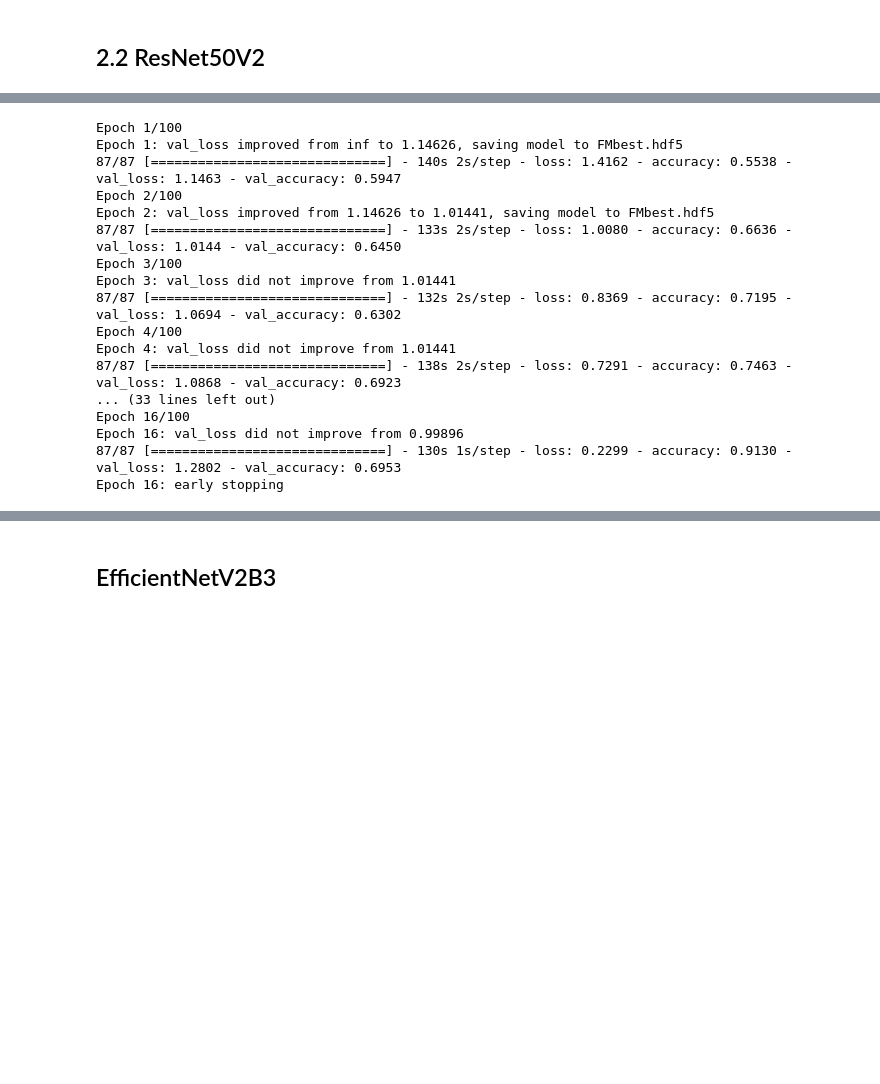
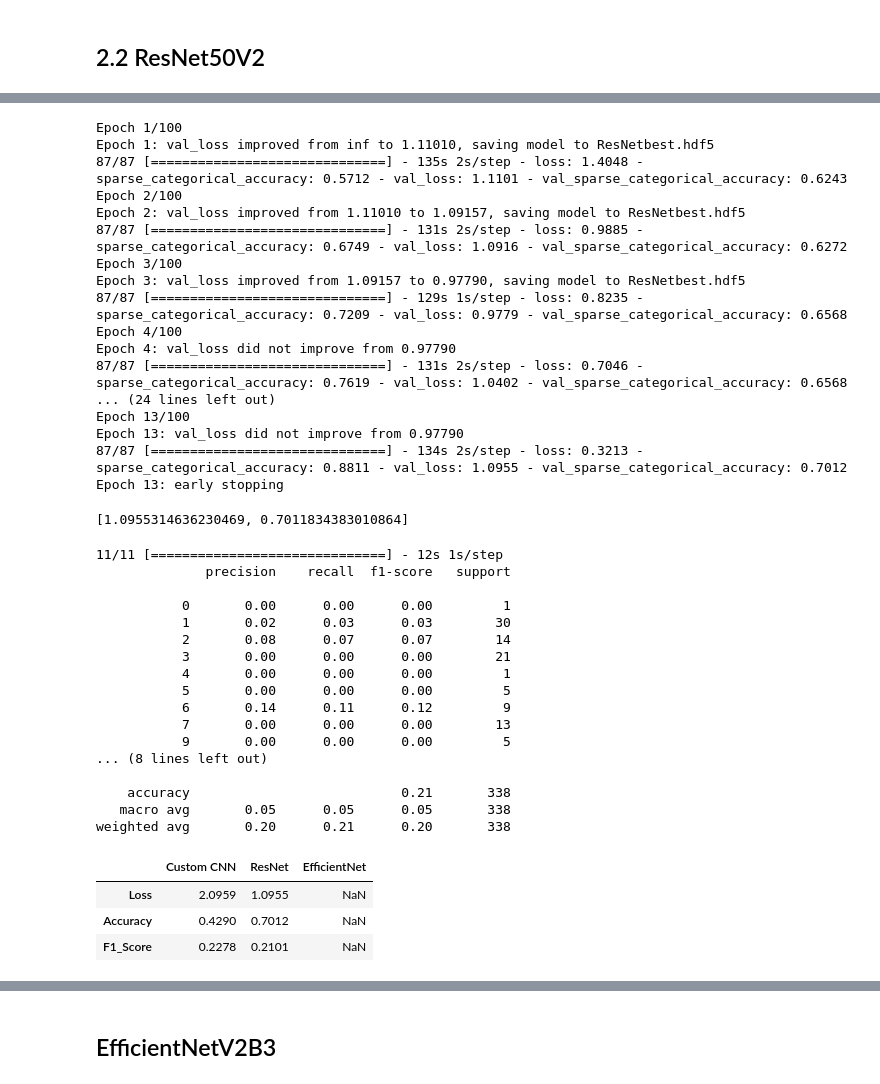
Before and after one commit to HeeYoung-code/Codestates-Project, a Jupyter notebook: section3. deep_learning [도배 하자 이미지 분류]/AI_18_박희영_section3.ipynb, the cells around one changed output, grey strips where cells are left out. Saved outputs shown, nothing was run; the diff lists cells and outputs as text; code cells hidden in the pictures; blank space fills up the shorter version.

```diff
--- a/section3. deep_learning [도배 하자 이미지 분류]/AI_18_박희영_section3.ipynb
+++ b/section3. deep_learning [도배 하자 이미지 분류]/AI_18_박희영_section3.ipynb
@@ -324,13 +296,13 @@ for layer in resnet.layers:
   layer.trainable = False
 # %%
 # resnet 모델의 끝부분에 추가할 custom layer 작성
-custom_layer = resnet.output
-custom_layer = GlobalAveragePooling2D()(custom_layer) # 가장 마지막층의 shape인 행렬을 벡터화
-custom_layer = Dense(units = 1025, activation='relu')(custom_layer)
-custom_layer = Dropout(rate = 0.2)(custom_layer)
-custom_layer = Dense(units = 1025, activation='relu')(custom_layer)
-custom_layer = Dropout(rate = 0.2)(custom_layer)
-custom_layer = Dense(19, activation='softmax')(custom_layer)
+res_layer = resnet.output
+res_layer = GlobalAveragePooling2D()(res_layer) # 가장 마지막층의 shape인 행렬을 벡터화
+res_layer = Dense(units = 1025, activation='relu')(res_layer)
+res_layer = Dropout(rate = 0.2)(res_layer)
+res_layer = Dense(units = 1025, activation='relu')(res_layer)
+res_layer = Dropout(rate = 0.2)(res_layer)
+res_layer = Dense(19, activation='softmax')(res_layer)
 # %%
 # resnet 모델에 custom layer 연결
-resnet_customed = Model(inputs = resnet.input, outputs = custom_layer)
+resnet_customed = Model(inputs = resnet.input, outputs = res_layer)
@@ -357,5 +309,5 @@ ________________________________________________________________________________
 # %%
-resnet_customed.compile(optimizer='Adam', loss = 'sparse_categorical_crossentropy', metrics=['accuracy'])
+resnet_customed.compile(optimizer = 'adam', loss = 'sparse_categorical_crossentropy', metrics = [metrics.sparse_categorical_accuracy])
 # %%
 checkpoint_filepath = "ResNetbest.hdf5"
 
@@ -367,30 +319,57 @@ save_best = tf.keras.callbacks.ModelCheckpoint(
     filepath=checkpoint_filepath, monitor='val_loss', verbose=1, save_best_only=True,
     save_weights_only=True, mode='auto', save_freq='epoch', options=None)
 
-results = resnet_customed.fit(x = train_dataset, validation_data = val_dataset,
+results = resnet_customed.fit(x = train_224, validation_data = val_224,
                   batch_size=32, epochs=100, verbose=1,
                   callbacks = [early_stop, save_best])
 
-
 # 1 epoch 당 2분 걸림
 # %% [output]
 Epoch 1/100
-Epoch 1: val_loss improved from inf to 1.14626, saving model to FMbest.hdf5
-87/87 [==============================] - 140s 2s/step - loss: 1.4162 - accuracy: 0.5538 - val_loss: 1.1463 - val_accuracy: 0.5947
+Epoch 1: val_loss improved from inf to 1.11010, saving model to ResNetbest.hdf5
+87/87 [==============================] - 135s 2s/step - loss: 1.4048 - sparse_categorical_accuracy: 0.5712 - val_loss: 1.1101 - val_sparse_categorical_accuracy: 0.6243
 Epoch 2/100
-Epoch 2: val_loss improved from 1.14626 to 1.01441, saving model to FMbest.hdf5
-87/87 [==============================] - 133s 2s/step - loss: 1.0080 - accuracy: 0.6636 - val_loss: 1.0144 - val_accuracy: 0.6450
+Epoch 2: val_loss improved from 1.11010 to 1.09157, saving model to ResNetbest.hdf5
+87/87 [==============================] - 131s 2s/step - loss: 0.9885 - sparse_categorical_accuracy: 0.6749 - val_loss: 1.0916 - val_sparse_categorical_accuracy: 0.6272
 Epoch 3/100
-Epoch 3: val_loss did not improve from 1.01441
-87/87 [==============================] - 132s 2s/step - loss: 0.8369 - accuracy: 0.7195 - val_loss: 1.0694 - val_accuracy: 0.6302
+Epoch 3: val_loss improved from 1.09157 to 0.97790, saving model to ResNetbest.hdf5
+87/87 [==============================] - 129s 1s/step - loss: 0.8235 - sparse_categorical_accuracy: 0.7209 - val_loss: 0.9779 - val_sparse_categorical_accuracy: 0.6568
 Epoch 4/100
-Epoch 4: val_loss did not improve from 1.01441
-87/87 [==============================] - 138s 2s/step - loss: 0.7291 - accuracy: 0.7463 - val_loss: 1.0868 - val_accuracy: 0.6923
-... (33 lines left out)
-Epoch 16/100
-Epoch 16: val_loss did not improve from 0.99896
-87/87 [==============================] - 130s 1s/step - loss: 0.2299 - accuracy: 0.9130 - val_loss: 1.2802 - val_accuracy: 0.6953
-Epoch 16: early stopping
+Epoch 4: val_loss did not improve from 0.97790
+87/87 [==============================] - 131s 2s/step - loss: 0.7046 - sparse_categorical_accuracy: 0.7619 - val_loss: 1.0402 - val_sparse_categorical_accuracy: 0.6568
+... (24 lines left out)
+Epoch 13/100
+Epoch 13: val_loss did not improve from 0.97790
+87/87 [==============================] - 134s 2s/step - loss: 0.3213 - sparse_categorical_accuracy: 0.8811 - val_loss: 1.0955 - val_sparse_categorical_accuracy: 0.7012
+Epoch 13: early stopping
+# %%
+resnet_customed.evaluate(val_224, verbose=0)
+# %% [output]
+[1.0955314636230469, 0.7011834383010864]
+# %%
+model_score(resnet_customed, val_224, 'ResNet')
+# %% [output]
+11/11 [==============================] - 12s 1s/step
+              precision    recall  f1-score   support
+
+           0       0.00      0.00      0.00         1
+           1       0.02      0.03      0.03        30
+           2       0.08      0.07      0.07        14
+           3       0.00      0.00      0.00        21
+           4       0.00      0.00      0.00         1
+           5       0.00      0.00      0.00         5
+           6       0.14      0.11      0.12         9
+           7       0.00      0.00      0.00        13
+           9       0.00      0.00      0.00         5
+... (8 lines left out)
+
+    accuracy                           0.21       338
+   macro avg       0.05      0.05      0.05       338
+weighted avg       0.20      0.21      0.20       338
+|  | Custom CNN | ResNet | EfficientNet |
+| Loss | 2.0959 | 1.0955 | NaN |
+| Accuracy | 0.4290 | 0.7012 | NaN |
+| F1_Score | 0.2278 | 0.2101 | NaN |
 # %%
 # classificaton_report
 
```
Also changed, not shown: parts of 31 cells of this notebook.
